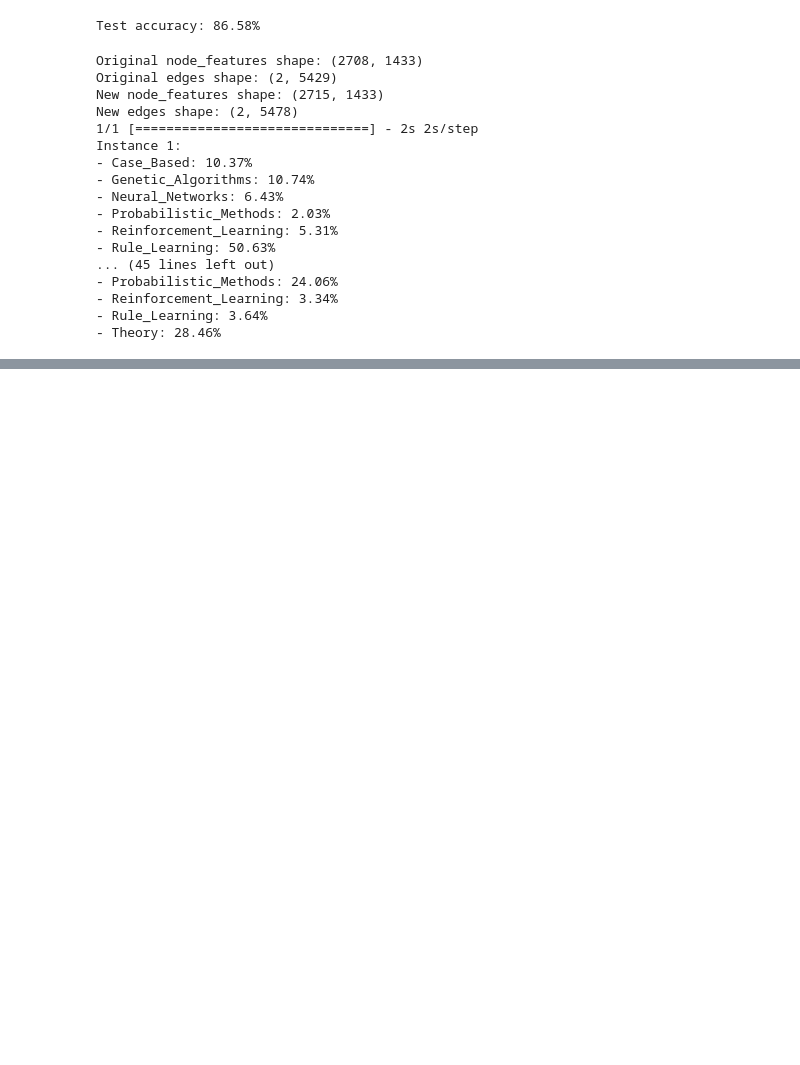
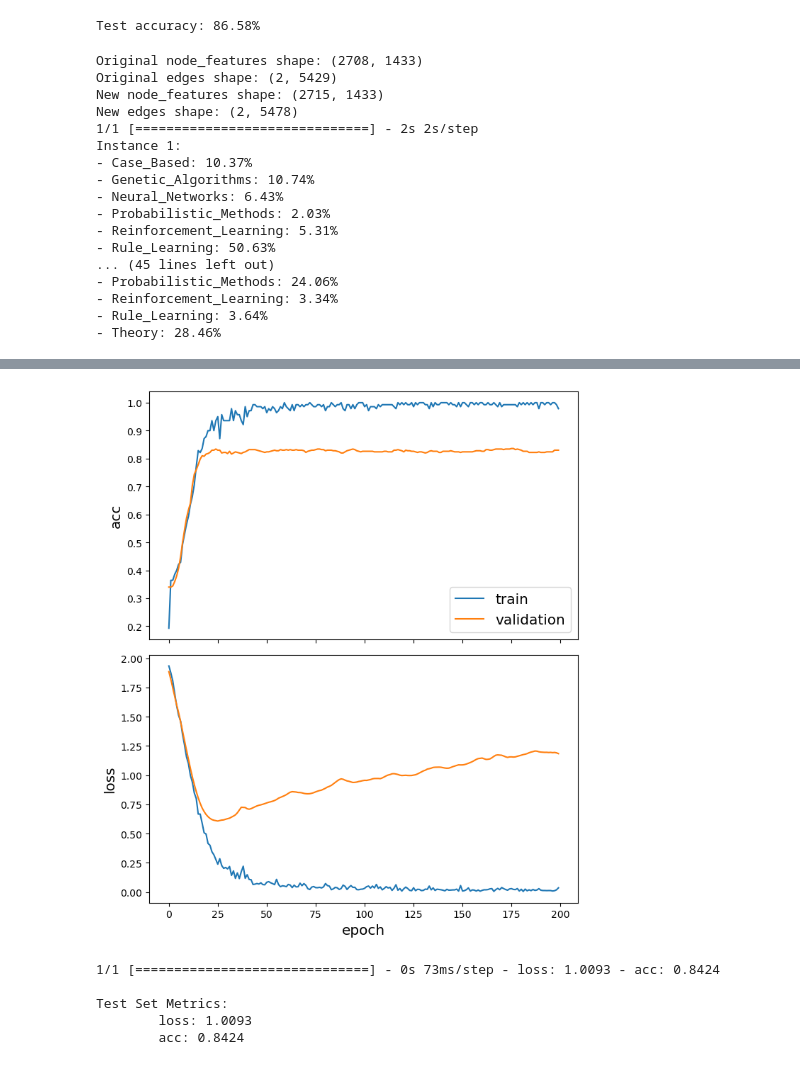
Before and after one commit to rreece15/Collaborative-Networks-In-Machine-Learning, a Jupyter notebook: model/cora_class.ipynb, the cells around one changed output, grey strips where cells are left out. Saved outputs shown, nothing was run; the diff lists cells and outputs as text; code cells hidden in the pictures; blank space fills up the shorter version.

```diff
--- a/model/cora_class.ipynb
+++ b/model/cora_class.ipynb
@@ -603,0 +639,7 @@ Instance 1:
+# %%
+generator = FullBatchNodeGenerator(G, method="gcn")
+train_gen = generator.flow(train_subjects.index, train_targets)
+val_gen = generator.flow(val_subjects.index, val_targets)
+gcn = GCN(
+    layer_sizes=[16, 16], activations=["relu", "relu"], generator=generator, dropout=0.5
+)
@@ -603,0 +648,19 @@ Instance 1:
+# %%
+x_inp, x_out = gcn.in_out_tensors()
+predictions = layers.Dense(units=train_targets.shape[1], activation="softmax")(x_out)
+# %%
+model = Model(inputs=x_inp, outputs=predictions)
+m = model.compile(
+    optimizer=optimizers.Adam(lr=0.01),
+    loss=losses.categorical_crossentropy,
+    metrics=["acc"],
+)
+# %%
+history = model.fit(
+    train_gen,
+    epochs=200,
+    validation_data=val_gen,
+    verbose=2,
+    shuffle=False,  # this should be False, since shuffling data means shuffling the whole graph
+    # callbacks=[es_callback],
+)
@@ -603,0 +685,16 @@ Instance 1:
+# %%
+sg.utils.plot_history(history)
+# %% [output]
+[figure, added]
+# %%
+test_gen = generator.flow(test_subjects.index, test_targets)
+test_metrics = model.evaluate(test_gen)
+print("\nTest Set Metrics:")
+for name, val in zip(model.metrics_names, test_metrics):
+    print("\t{}: {:0.4f}".format(name, val))
+# %% [output]
+1/1 [==============================] - 0s 73ms/step - loss: 1.0093 - acc: 0.8424
+
+Test Set Metrics:
+        loss: 1.0093
+        acc: 0.8424
```
Also changed, not shown: parts of 6 cells of this notebook, 2 other files.
